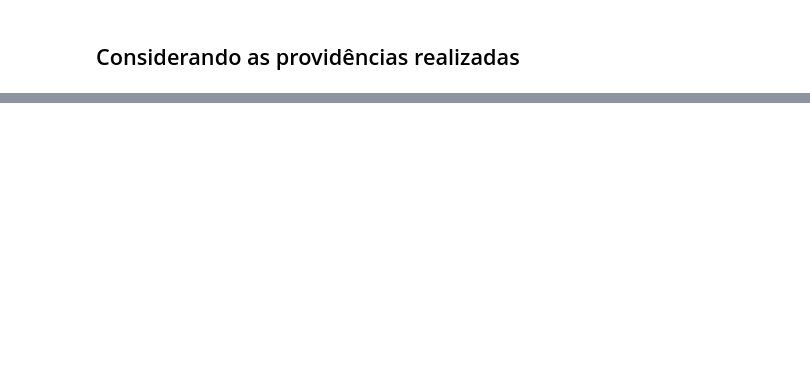
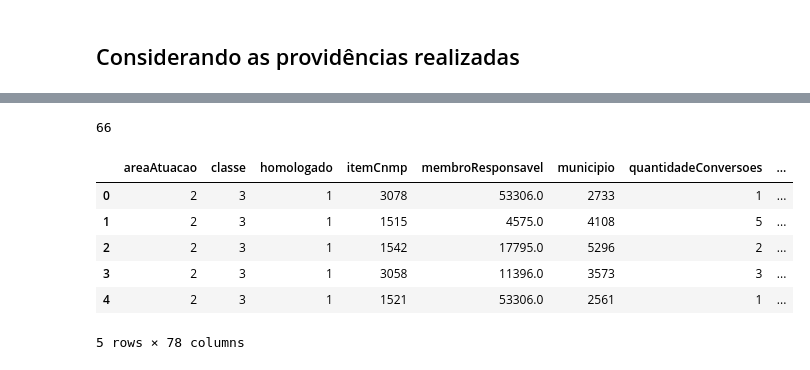
Before and after one commit to andrethiago/ml-colegiado-mpf, a Jupyter notebook: notebooks/1ACAM-rf-metadados.ipynb, the cells around one changed output, grey strips where cells are left out. Cells and saved outputs as stored; diff of their text form; code cells hidden in the pictures; blank space fills up the shorter version.

```diff
--- a/notebooks/1ACAM-rf-metadados.ipynb
+++ b/notebooks/1ACAM-rf-metadados.ipynb
@@ -363,0 +368,29 @@ df_work.sample(10)
+# %%
+listaProvidencias = []
+for index in range(len(df_work)):
+    for s in str(df_work['textosProvidencias'][index]).strip().lower().split(','):
+        listaProvidencias.append(s)
+
+listaProvidencias = set(listaProvidencias)
+len(listaProvidencias)
+listaProvidencias.remove('análise do arquivamento')
+listaProvidencias.remove('analisar arquivamento')
+len(listaProvidencias)
+# %% [output]
+66
+# %%
+df_work = pd.concat([df_work, pd.get_dummies(sorted(list(listaProvidencias)), drop_first=True)], axis=1)
+# %%
+for index in range(len(df_work)):
+    for s in str(df_work.textosProvidencias[index]).strip().split(','):
+        df_work.at[index, s.lower()] = 1
+# %%
+df_work.head()
+# %% [output]
+|  | areaAtuacao | classe | homologado | itemCnmp | membroResponsavel | municipio | quantidadeConversoes | ... |
+| 0 | 2 | 3 | 1 | 3078 | 53306.0 | 2733 | 1 | ... |
+| 1 | 2 | 3 | 1 | 1515 | 4575.0 | 4108 | 5 | ... |
+| 2 | 2 | 3 | 1 | 1542 | 17795.0 | 5296 | 2 | ... |
+| 3 | 2 | 3 | 1 | 3058 | 11396.0 | 3573 | 3 | ... |
+| 4 | 2 | 3 | 1 | 1521 | 53306.0 | 2561 | 1 | ... |
+5 rows × 78 columns
```
Also changed, not shown: parts of 36 cells of this notebook.
